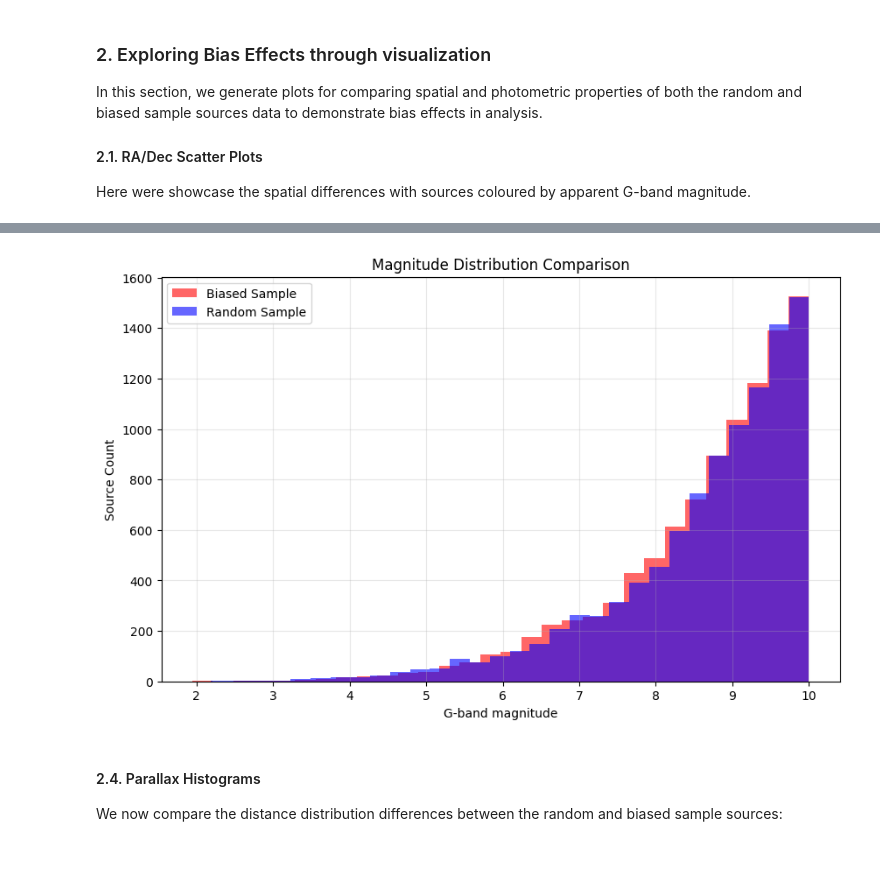
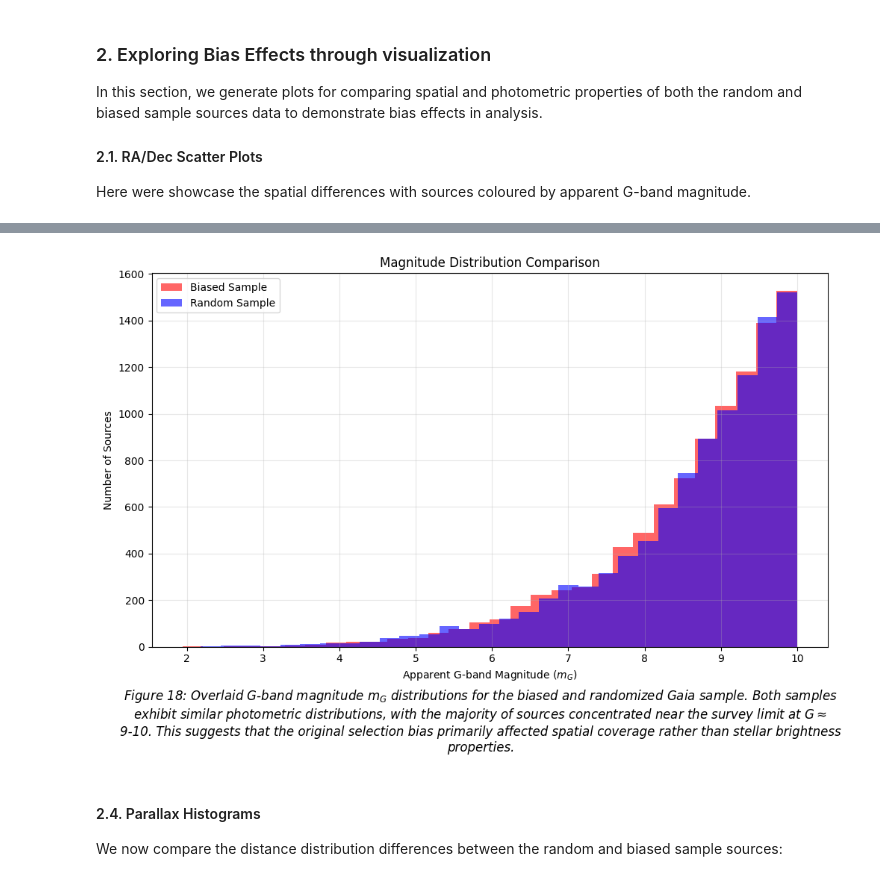
Before and after one commit to ThatDudeJude/stellar_explorer, a Jupyter notebook: notebooks/learning/12_compare_biased_random.ipynb, the cells around one changed output, grey strips where cells are left out. Cells and saved outputs as stored; diff of their text form; code cells hidden in the pictures.

```diff
--- a/notebooks/learning/12_compare_biased_random.ipynb
+++ b/notebooks/learning/12_compare_biased_random.ipynb
@@ -149,15 +180,31 @@ Here we plot an overlaid histogram for both the biased and random sample apparen
 # %%
+# Apparent magnitude histogram
+
 plt.figure(figsize=(10, 6))
 plt.hist(biased['phot_g_mean_mag'], bins=30, alpha=0.6, label='Biased Sample', color='red')
 plt.hist(random['phot_g_mean_mag'], bins=30, alpha=0.6, label='Random Sample', color='blue')
-plt.xlabel('G-band magnitude')
-plt.ylabel('Source Count')
+plt.xlabel(r'Apparent G-band Magnitude ($m_{G}$)')
+plt.ylabel('Number of Sources')
 plt.title('Magnitude Distribution Comparison')
 plt.legend()
 plt.grid(True, alpha=0.3)
+
+# Caption
+fig_caption = r"""Figure 18: Overlaid G-band magnitude $m_{G}$ distributions for the biased and randomized Gaia sample. Both samples exhibit similar photometric distributions, with the majority of
+sources concentrated near the survey limit at G$\approx$ 9-10. This suggests that the original selection bias primarily affected spatial coverage rather than stellar brightness properties.
+"""
+wrapper = textwrap.TextWrapper(width=120)
+lines = wrapper.wrap(text=fig_caption)
+fig_caption_wrapped = '\n'.join(lines)
+plt.figtext(0.52, -0.13
+            , fig_caption_wrapped, ha='center', fontsize=12, style='italic')
+
+
+plt.tight_layout()
+plt.savefig("../../outputs/biased_and_random_app_mag_comparison.png", dpi=300, bbox_inches='tight')
 plt.show()
 # %% [output]
-[figure, old version]
+[figure, new version]
 # %% [markdown]
 #### 2.4. Parallax Histograms
 
```
Also changed, not shown: parts of 11 cells of this notebook, 28 other files.
